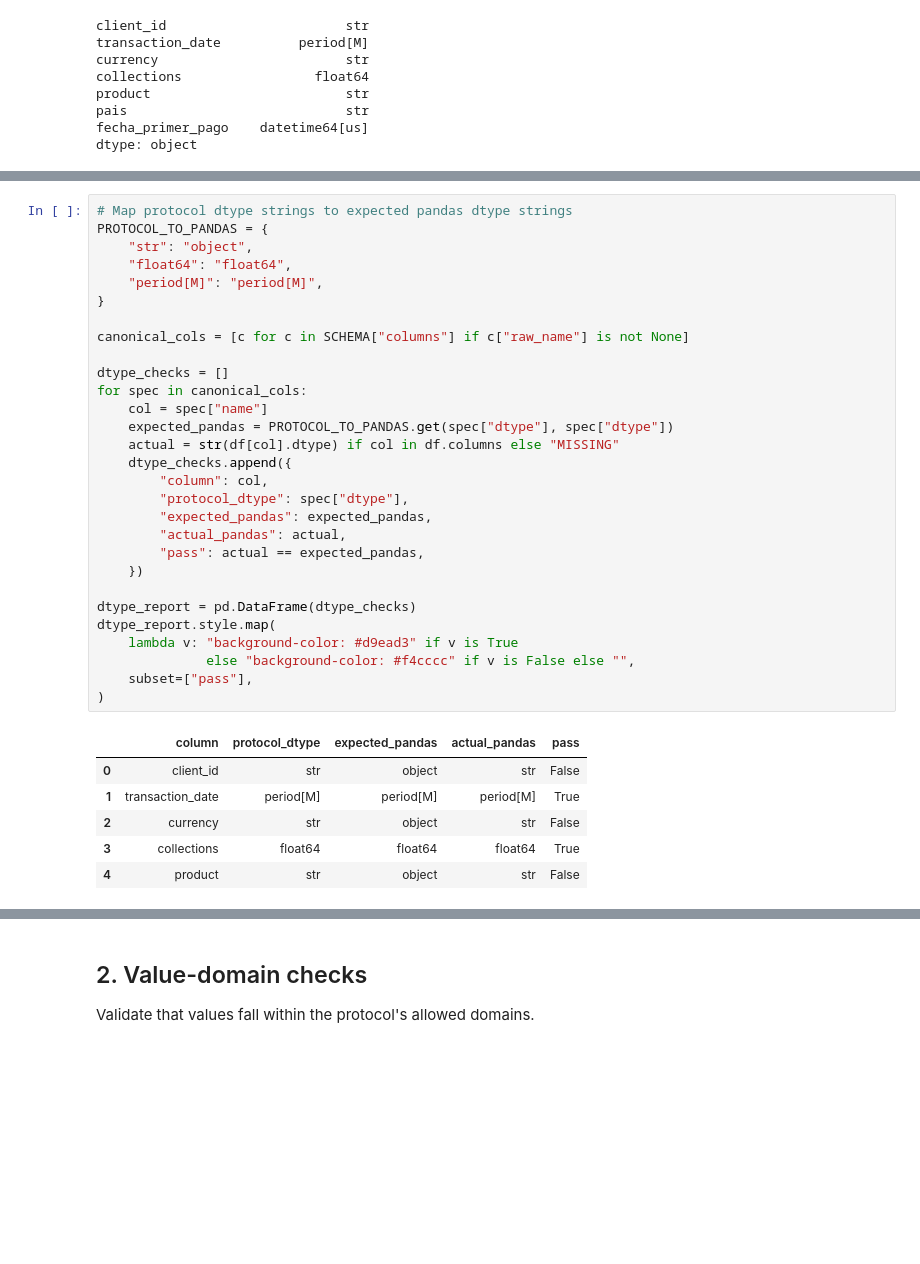
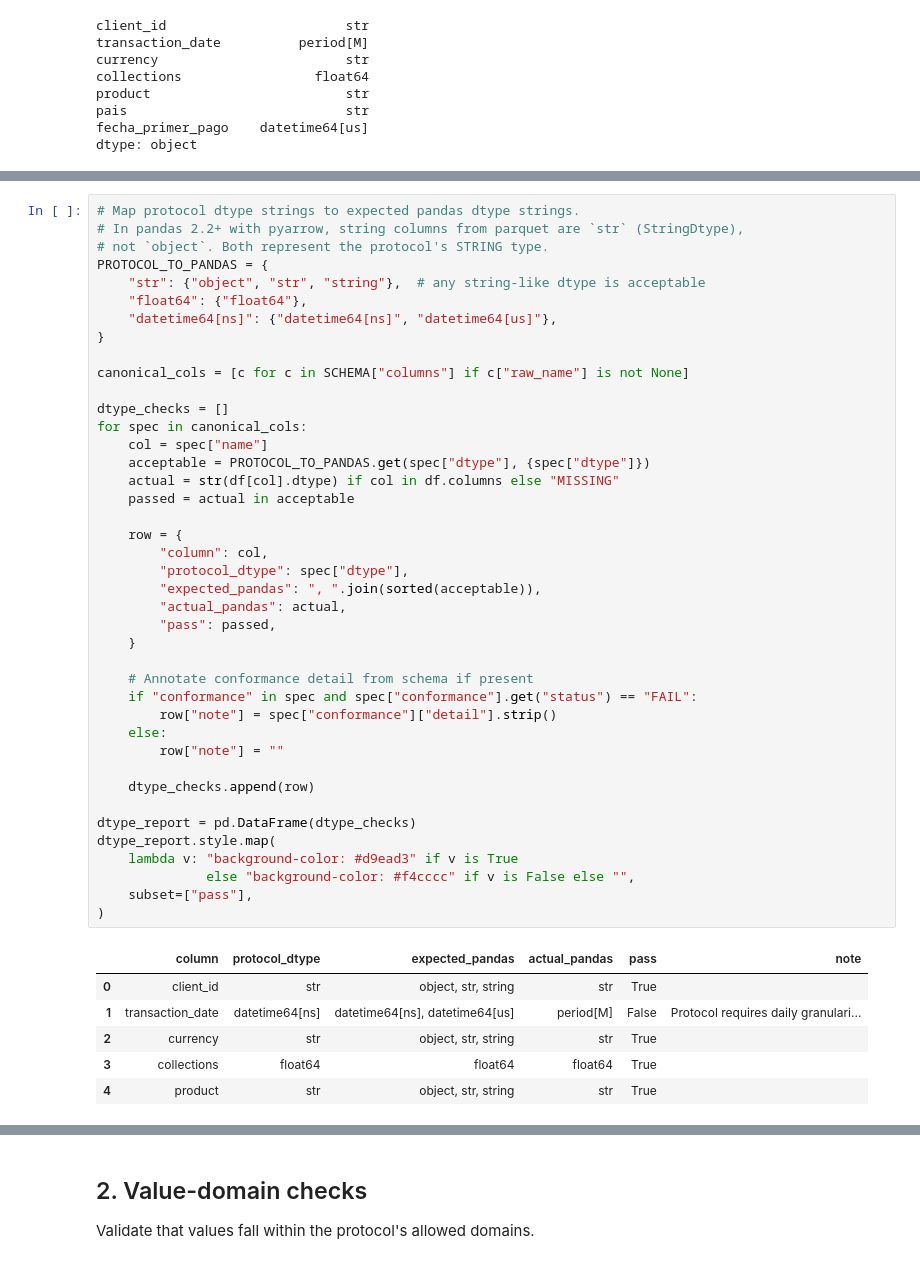
Before and after one commit to acfierrol/fudo, a Jupyter notebook: notebooks/02_data_quality.ipynb, the cells around one changed output, grey strips where cells are left out. Cells and saved outputs as stored; diff of their text form; blank space fills up the shorter version.

```diff
--- a/notebooks/02_data_quality.ipynb
+++ b/notebooks/02_data_quality.ipynb
@@ -55,36 +58,48 @@ After cleaning in notebook 01 we expect:
 # %%
-# Map protocol dtype strings to expected pandas dtype strings
+# Map protocol dtype strings to expected pandas dtype strings.
+# In pandas 2.2+ with pyarrow, string columns from parquet are `str` (StringDtype),
+# not `object`. Both represent the protocol's STRING type.
 PROTOCOL_TO_PANDAS = {
-    "str": "object",
-    "float64": "float64",
-    "period[M]": "period[M]",
+    "str": {"object", "str", "string"},  # any string-like dtype is acceptable
+    "float64": {"float64"},
+    "datetime64[ns]": {"datetime64[ns]", "datetime64[us]"},
 }
 
 canonical_cols = [c for c in SCHEMA["columns"] if c["raw_name"] is not None]
 
 dtype_checks = []
 for spec in canonical_cols:
     col = spec["name"]
-    expected_pandas = PROTOCOL_TO_PANDAS.get(spec["dtype"], spec["dtype"])
+    acceptable = PROTOCOL_TO_PANDAS.get(spec["dtype"], {spec["dtype"]})
     actual = str(df[col].dtype) if col in df.columns else "MISSING"
-    dtype_checks.append({
+    passed = actual in acceptable
+
+    row = {
         "column": col,
         "protocol_dtype": spec["dtype"],
-        "expected_pandas": expected_pandas,
+        "expected_pandas": ", ".join(sorted(acceptable)),
         "actual_pandas": actual,
-        "pass": actual == expected_pandas,
-    })
+        "pass": passed,
+    }
+
+    # Annotate conformance detail from schema if present
+    if "conformance" in spec and spec["conformance"].get("status") == "FAIL":
+        row["note"] = spec["conformance"]["detail"].strip()
+    else:
+        row["note"] = ""
+
+    dtype_checks.append(row)
 
 dtype_report = pd.DataFrame(dtype_checks)
 dtype_report.style.map(
     lambda v: "background-color: #d9ead3" if v is True
               else "background-color: #f4cccc" if v is False else "",
     subset=["pass"],
 )
 # %% [output]
-|  | column | protocol_dtype | expected_pandas | actual_pandas | pass |
-| 0 | client_id | str | object | str | False |
-| 1 | transaction_date | period[M] | period[M] | period[M] | True |
-| 2 | currency | str | object | str | False |
-| 3 | collections | float64 | float64 | float64 | True |
-| 4 | product | str | object | str | False |
+|  | column | protocol_dtype | expected_pandas | actual_pandas | pass | note |
+| 0 | client_id | str | object, str, string | str | True |  |
+| 1 | transaction_date | datetime64[ns] | datetime64[ns], datetime64[us] | period[M] | False | Protocol requires daily granulari... |
+| 2 | currency | str | object, str, string | str | True |  |
+| 3 | collections | float64 | float64 | float64 | True |  |
+| 4 | product | str | object, str, string | str | True |  |
```
Also changed, not shown: parts of 3 cells of this notebook, 3 other files.
